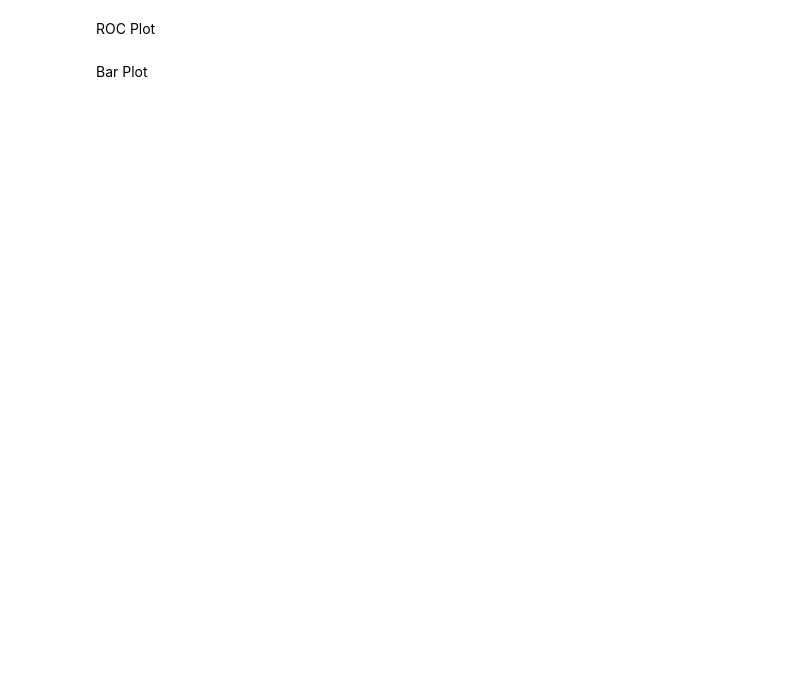
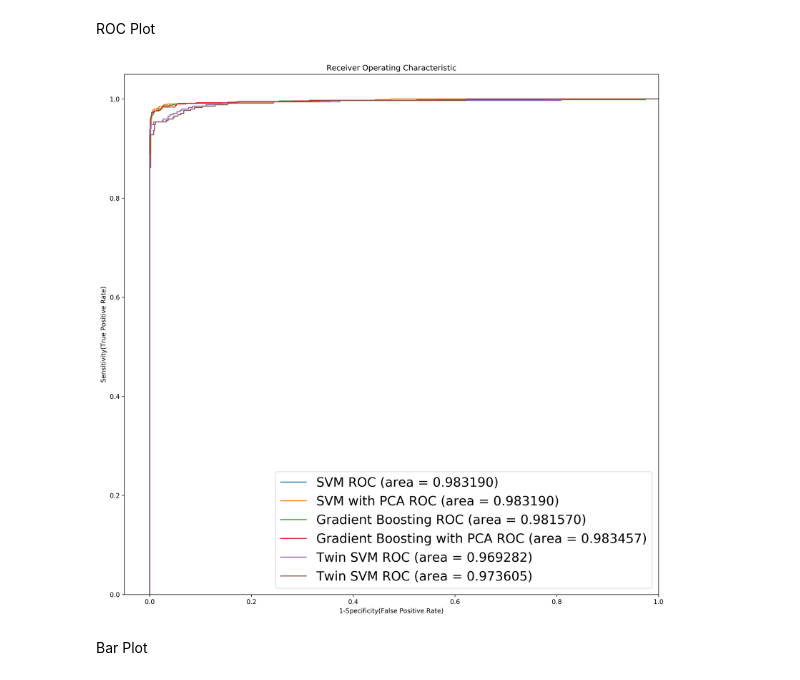
Before and after one commit to Jakesh-Bohaju/Brain-Tumor-Detection-And-Classification, a Jupyter notebook: Finale Classification.ipynb, the cells around one changed output. Cells and saved outputs as stored; diff of their text form; code cells hidden in the pictures; blank space fills up the shorter version.

```diff
--- a/Finale Classification.ipynb
+++ b/Finale Classification.ipynb
@@ -30,8 +48,8 @@ print(df.shape)
 # %%
 df = df.replace([np.inf, -np.inf], np.nan)
 df = df.fillna(df.mean())
-# df = df.drop(['Image','PSNR','SSIM','DC','Coarseness','TS'], axis=1)
-df = df.drop(['Image','Coarseness'], axis=1)
+df = df.drop(['Image','PSNR','SSIM','DC','Coarseness','TS'], axis=1)
+# df = df.drop(['Image','Coarseness'], axis=1)
 df['Class'] = df['Class'].replace(to_replace =0,value =-1)
 # %%
 z = np.abs(stats.zscore(df))
@@ -533,7 +664,7 @@ plt.show()
 # %% [markdown]
 ROC Plot
 # %%
-plt.figure()
+plt.figure(figsize=[15,15], dpi=300)
 models = [
     {
     'label': 'SVM',
@@ -561,34 +692,36 @@ models = [
 }
 ]
 for m in models:
     model = m['model']
 
     if model == tsvm_clf or model == tsvm_clf1:
         model.fit(X_traints, y_traints)
         y_pred=model.predict(X_testts)
         ax=model.decision_function(X_testts)[::,0]
         nb = normalize([ax])
         fpr, tpr, thresholds = metrics.roc_curve(y_testts, nb[0])
         X_test1 = X_testts
         y_test1 = y_testts
 
     else:
         model.fit(X_train, y_train)
         y_pred=model.predict(X_test)
         fpr, tpr, thresholds = metrics.roc_curve(y_test, model.predict_proba(X_test)[:,1])
         X_test1 = X_test
         y_test1 = y_test
     auc = metrics.roc_auc_score(y_test1,model.predict(X_test1))
     plt.plot(fpr, tpr, label='%s ROC (area = %0.6f)' % (m['label'], auc))
 # plt.figure(figsize=(15,10))
 plt.xlim([-0.05, 1.0])
 plt.ylim([0.0, 1.05])
 plt.xlabel('1-Specificity(False Positive Rate)')
 plt.ylabel('Sensitivity(True Positive Rate)')
 plt.title('Receiver Operating Characteristic')
-plt.legend(loc="lower right")
+plt.legend(loc="lower right", fontsize=20)
 plt.savefig("ROC.png")
 plt.show()   # Display
+# %% [output]
+[figure, added]
 # %% [markdown]
 Bar Plot
 # %%
```
Also changed, not shown: parts of 37 cells of this notebook, 23 other files.
